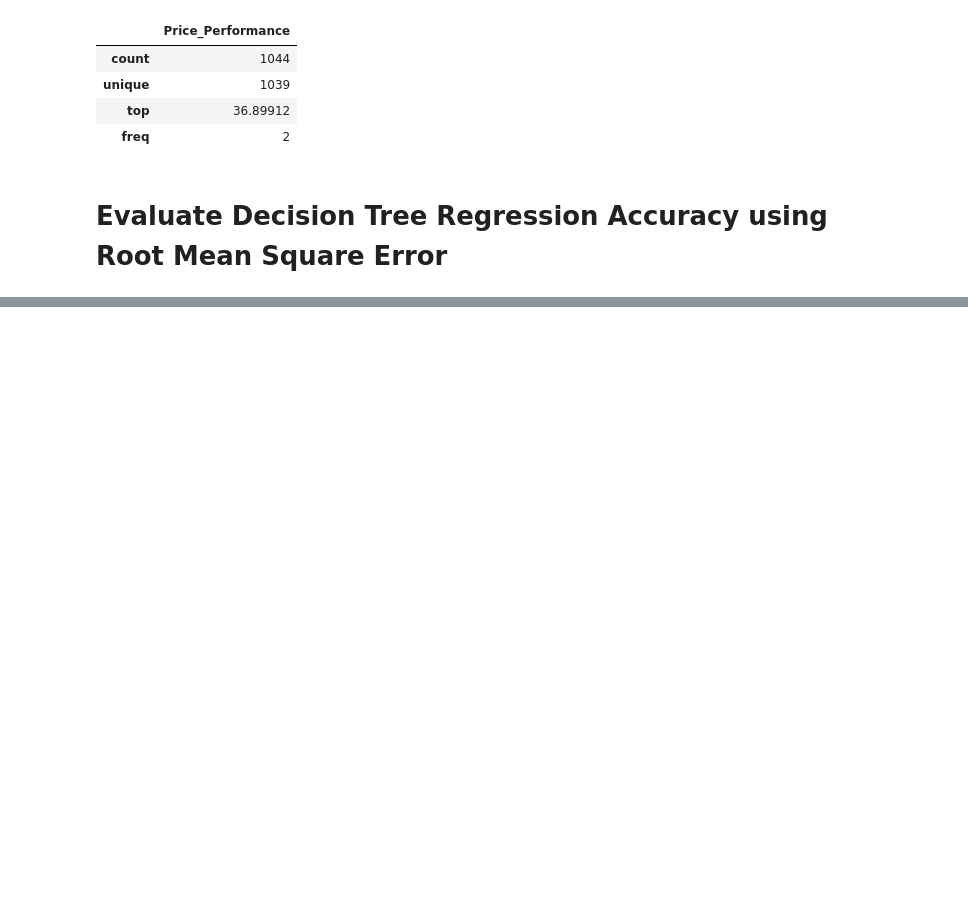
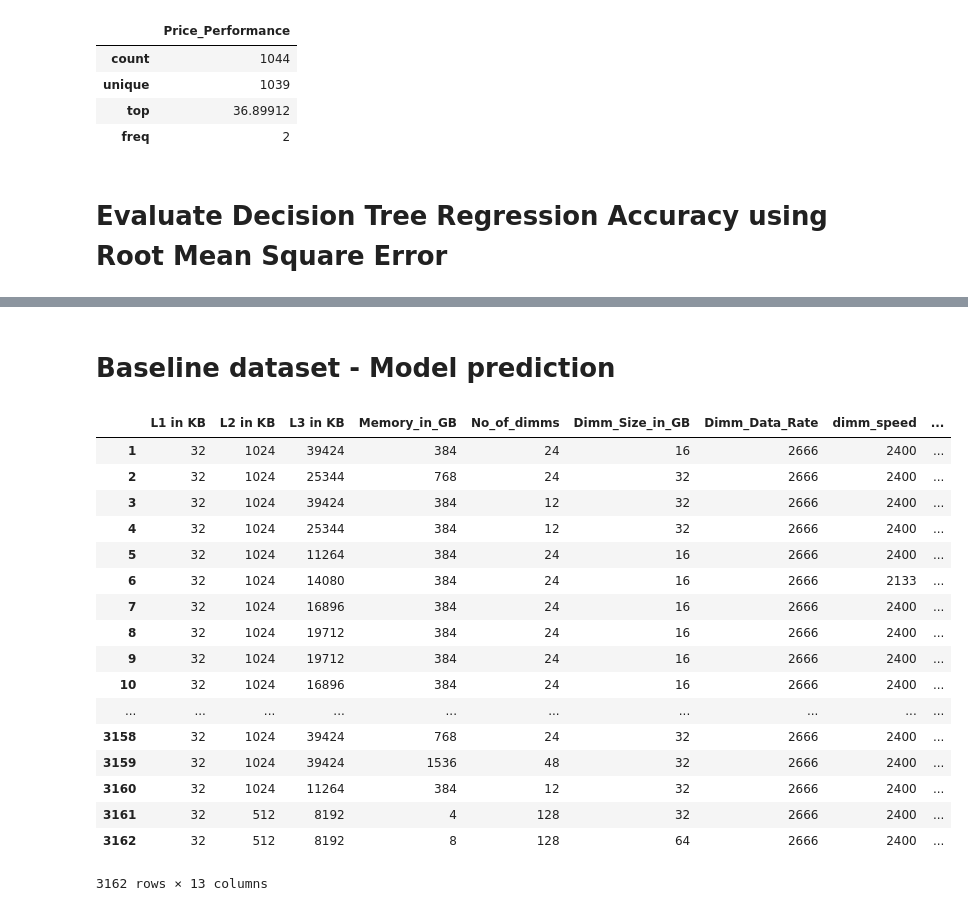
Before and after one commit to harshagn/Optimization_Engine_with_pca, a Jupyter notebook: Solution_perfEngine.ipynb, the cells around one changed output, grey strips where cells are left out. Saved outputs shown, nothing was run; the diff lists cells and outputs as text; code cells hidden in the pictures; blank space fills up the shorter version.

```diff
--- a/Solution_perfEngine.ipynb
+++ b/Solution_perfEngine.ipynb
@@ -872,0 +873,27 @@ print(RMSE)
+# %% [markdown]
+# Baseline dataset - Model prediction
+# %%
+features_orig=['L1 in KB','L2 in KB','L3 in KB','Memory_in_GB','No_of_dimms','Dimm_Size_in_GB','Dimm_Data_Rate','dimm_speed','Processor_MHz','#_Cores','#_Chips','#Enabled_Threads_Per_Core','SKU_Cost(Pr)']
+# %%
+P = data[features_orig]
+# %%
+P
+# %% [output]
+|  | L1 in KB | L2 in KB | L3 in KB | Memory_in_GB | No_of_dimms | Dimm_Size_in_GB | Dimm_Data_Rate | dimm_speed | ... |
+| 1 | 32 | 1024 | 39424 | 384 | 24 | 16 | 2666 | 2400 | ... |
+| 2 | 32 | 1024 | 25344 | 768 | 24 | 32 | 2666 | 2400 | ... |
+| 3 | 32 | 1024 | 39424 | 384 | 12 | 32 | 2666 | 2400 | ... |
+| 4 | 32 | 1024 | 25344 | 384 | 12 | 32 | 2666 | 2400 | ... |
+| 5 | 32 | 1024 | 11264 | 384 | 24 | 16 | 2666 | 2400 | ... |
+| 6 | 32 | 1024 | 14080 | 384 | 24 | 16 | 2666 | 2133 | ... |
+| 7 | 32 | 1024 | 16896 | 384 | 24 | 16 | 2666 | 2400 | ... |
+| 8 | 32 | 1024 | 19712 | 384 | 24 | 16 | 2666 | 2400 | ... |
+| 9 | 32 | 1024 | 19712 | 384 | 24 | 16 | 2666 | 2400 | ... |
+| 10 | 32 | 1024 | 16896 | 384 | 24 | 16 | 2666 | 2400 | ... |
+| ... | ... | ... | ... | ... | ... | ... | ... | ... | ... |
+| 3158 | 32 | 1024 | 39424 | 768 | 24 | 32 | 2666 | 2400 | ... |
+| 3159 | 32 | 1024 | 39424 | 1536 | 48 | 32 | 2666 | 2400 | ... |
+| 3160 | 32 | 1024 | 11264 | 384 | 12 | 32 | 2666 | 2400 | ... |
+| 3161 | 32 | 512 | 8192 | 4 | 128 | 32 | 2666 | 2400 | ... |
+| 3162 | 32 | 512 | 8192 | 8 | 128 | 64 | 2666 | 2400 | ... |
+3162 rows × 13 columns
```
Also changed, not shown: parts of 15 cells of this notebook.
